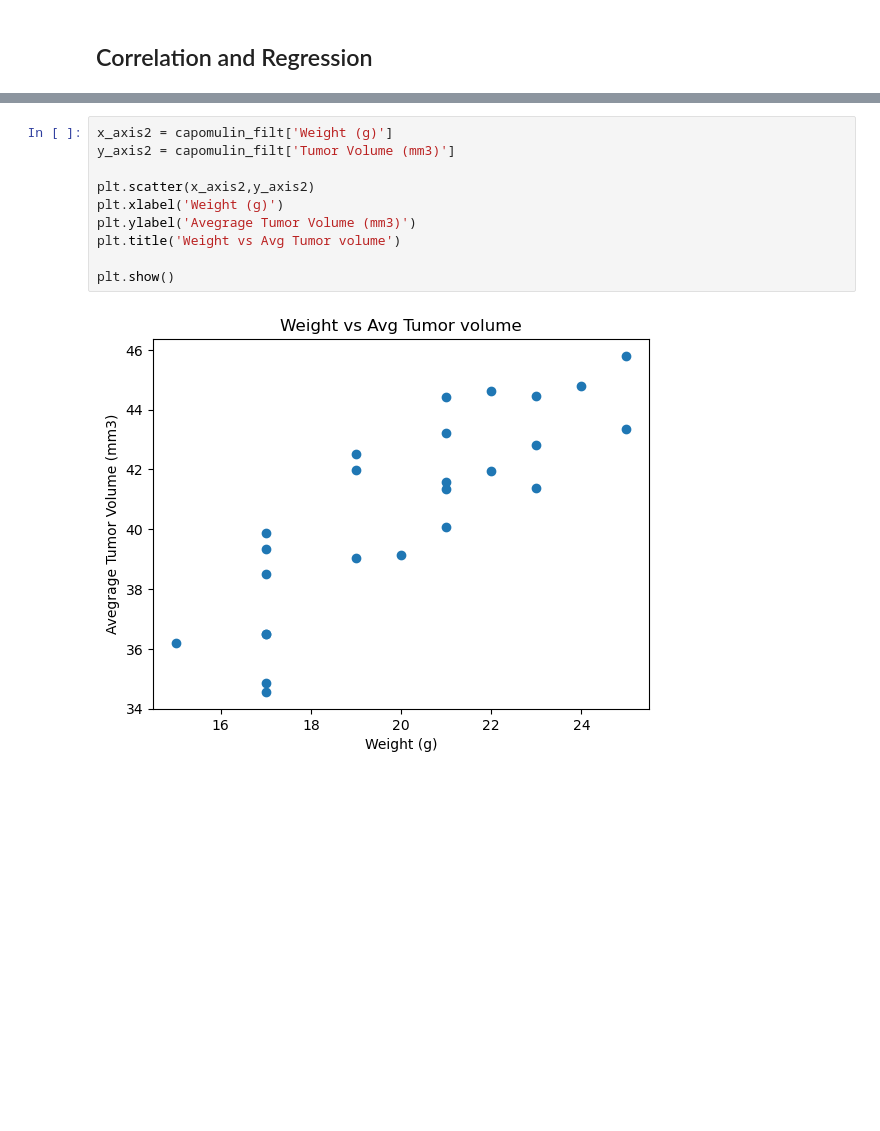
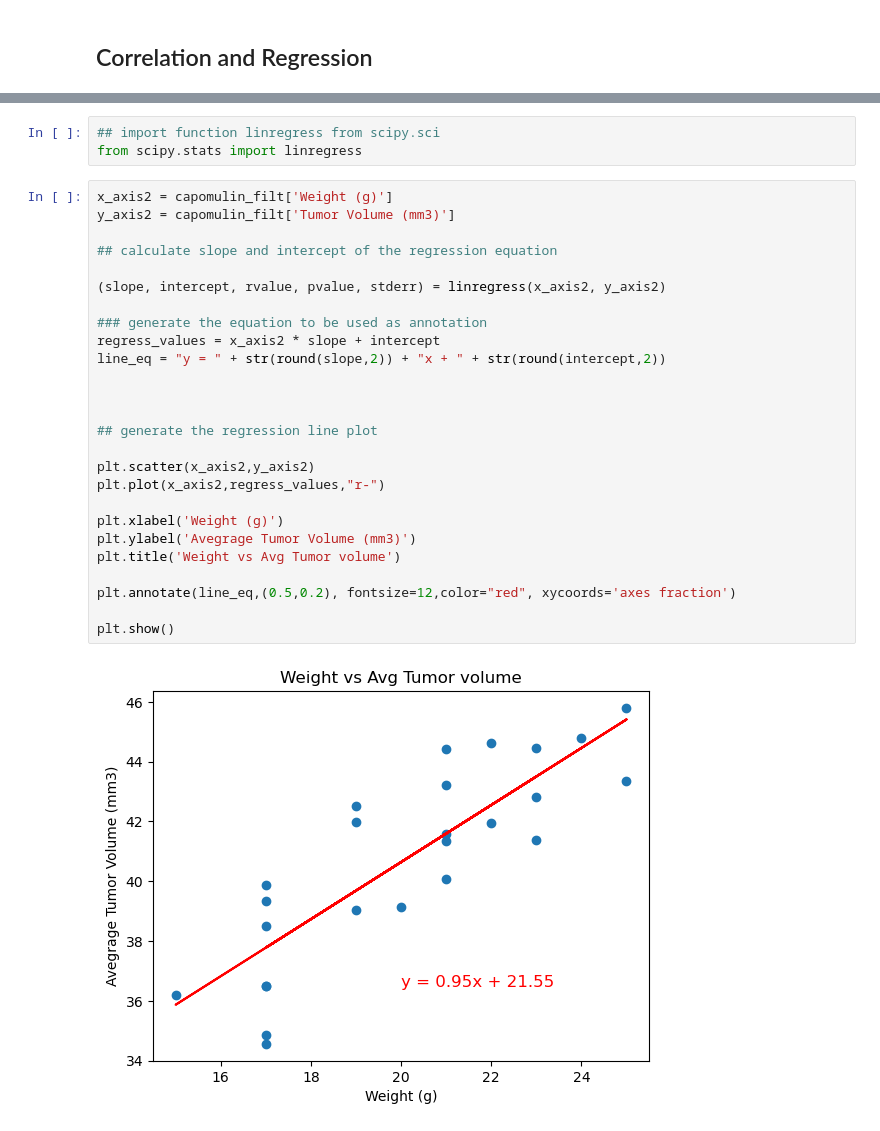
Before and after one commit to nazimben25/matplotlib-challenge, a Jupyter notebook: challeng5mywork.ipynb, the cells around one changed output, grey strips where cells are left out. Drawn from its saved outputs; the diff is of its cells as text; blank space fills up the shorter version.

Commit message:
code update : add pearson ratio + regression line

```diff
--- a/challeng5mywork.ipynb
+++ b/challeng5mywork.ipynb
@@ -496,12 +475,31 @@ plt.plot(a,b)
+# %%
+## import function linregress from scipy.sci
+from scipy.stats import linregress
 # %%
 x_axis2 = capomulin_filt['Weight (g)']
 y_axis2 = capomulin_filt['Tumor Volume (mm3)']
 
+## calculate slope and intercept of the regression equation
+
+(slope, intercept, rvalue, pvalue, stderr) = linregress(x_axis2, y_axis2)
+
+### generate the equation to be used as annotation
+regress_values = x_axis2 * slope + intercept
+line_eq = "y = " + str(round(slope,2)) + "x + " + str(round(intercept,2))
+
+
+
+## generate the regression line plot
+
 plt.scatter(x_axis2,y_axis2)
+plt.plot(x_axis2,regress_values,"r-")
+
 plt.xlabel('Weight (g)')
 plt.ylabel('Avegrage Tumor Volume (mm3)')
 plt.title('Weight vs Avg Tumor volume')
 
+plt.annotate(line_eq,(0.5,0.2), fontsize=12,color="red", xycoords='axes fraction')
+
 plt.show()
 # %% [output]
-[figure, old version]
+[figure, new version]
```
Also changed, not shown: parts of 4 cells of this notebook.
